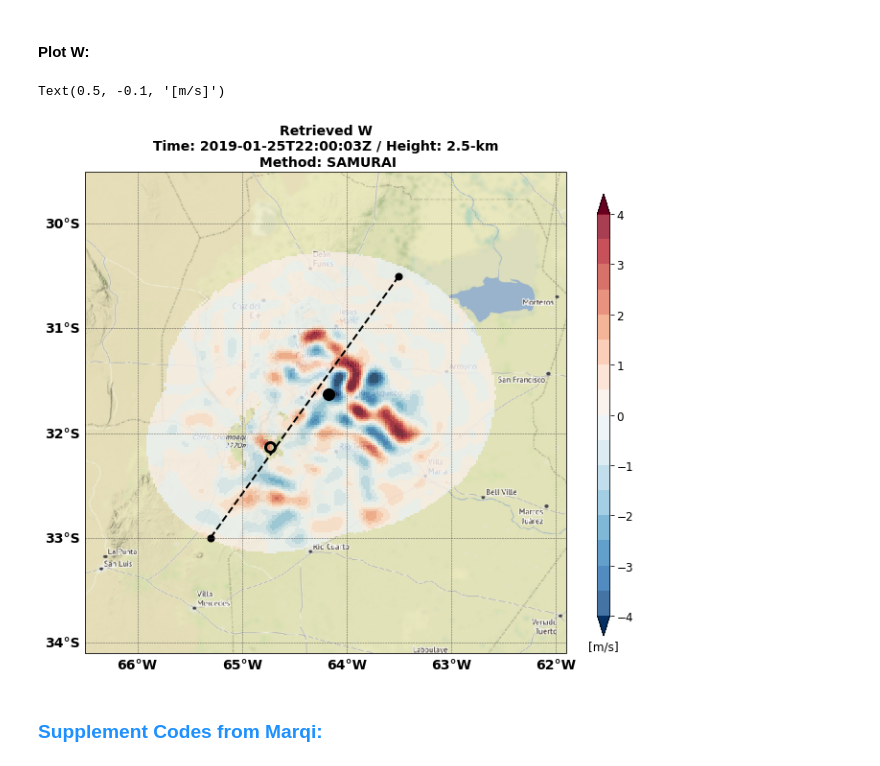
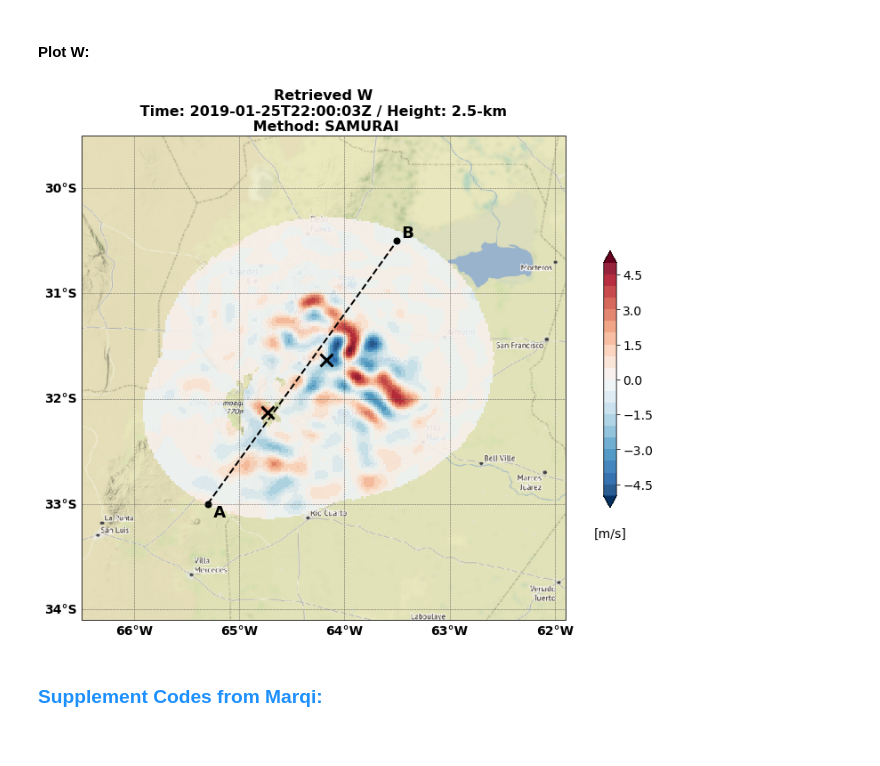
Before and after one commit to yuhungjui/CACTI_Radar_Analysis, a Jupyter notebook: radars_plot_map_test.ipynb, the cells around one changed output. Drawn from its saved outputs; the diff is of its cells as text; code cells hidden in the pictures.

```diff
--- a/radars_plot_map_test.ipynb
+++ b/radars_plot_map_test.ipynb
@@ -65,6 +54,7 @@ data_path_3_dt = '/test_{}'.format(test_time.strftime('%Y%m%d_%H%M%S'))
 data_path_full = data_path_1 \
                + data_path_2_met \
                + data_path_3_dt \
-               + '/output/samurai_XYZ_analysis.nc'
+               + '/output_2ppi/samurai_XYZ_analysis.nc'
+               # + '/output_2ppi_1rhi_2hsrhi/samurai_XYZ_analysis.nc'
 
 ds_radar = xr.open_dataset(data_path_full)
@@ -114,6 +99,9 @@ plot_alt = 2.5 #km
 ## Set the LON/LAT for cross-section Start/End points:
 xsec1_LON = [-65.3, -63.5]
 xsec1_LAT = [-33, -30.5]
+# %%
+xsec_LON = xsec1_LON
+xsec_LAT = xsec1_LAT
 # %% [markdown]
 #### Function: Creating new map:
 # %%
@@ -299,16 +300,16 @@ Text(0.5, -0.1, '[dBZ]')
 #### Plot W:
 # %%
 ## W Colormap settings:
-w_bounds = np.arange(-4, 4.1, 0.5)
+w_bounds = np.arange(-5, 5.1, 0.5)
 w_cmap = cm.get_cmap('RdBu_r', w_bounds.size+1)
 w_norm = mpl.colors.BoundaryNorm(w_bounds, w_cmap.N, extend='both')
 # %%
-fig = plt.figure(figsize=(9,16))
+fig = plt.figure(figsize=(10,10))
 ax1 = new_map(fig)
 # ax1 = plt.axes(projection = ccrs.LambertConformal(central_longitude=-100, central_latitude=40))
 # ax1 = plt.axes(projection = ccrs.PlateCarree())
 
-plotting_var = ds_radar.W.sel(altitude=2.5).data[0]
+plotting_var = ds_radar.W.sel(altitude=plot_alt).data[0]
 plotting_lon = ds_radar.longitude
 plotting_lat = ds_radar.latitude
 
@@ -316,15 +317,15 @@ plotting_lat = ds_radar.latitude
 cf1 = ax1.pcolormesh( plotting_lon, plotting_lat, plotting_var
                     , cmap=w_cmap
                     , norm=w_norm
-                    , alpha=0.8
+                    , alpha=0.9
                     , shading='auto')
 
 
 ## Loc. CSAPR2:
 plt.plot( -64.73, -32.13
         # , color='k'
-        , marker='o'
-        , markersize=10
+        , marker='x'
+        , markersize=14
         , mec='k'
         , mew=3
         , mfc='none'
@@ -336,52 +337,63 @@ plt.plot( -64.73, -32.13
 ## Loc. CHIVO:
 plt.plot( -64.17, -31.63
         # , color='k'
-        , marker='o'
-        , markersize=12
+        , marker='x'
+        , markersize=14
         , mec='k'
-        , mew=1
-        , mfc='k'
+        , mew=3
+        , mfc='none'
         # , markevery=[0,-1]
         # , linewidth=1.0
         # , linestyle='--'
         )
 
-## Plot cross-section lines:
+## Cross-sections:
 plt.plot( xsec1_LON, xsec1_LAT
         , color='k'
         , marker='.'
         , markersize=14
         # , mec='k'
         # , mew=1
         # , mfc='k'
         , markevery=[0,-1]
         , linewidth=2.0
         , linestyle='--'
         )
+plt.text( xsec_LON[0], xsec_LAT[0], ' A '
+        , fontsize=18
+        , fontweight='bold'
+        , va='top'
+        )
+plt.text( xsec_LON[1], xsec_LAT[1], ' B '
+        , fontsize=18
+        , fontweight='bold'
+        , va='bottom'
+        )
 
 cf1_title = plt.title( 'Retrieved W'
                      # + test_time.strftime('%Y-%m-%d T%H:%M:%SZ')
                      + '\n Time: ' + np.datetime_as_string(ds_radar.time.data[0], unit='s') + 'Z'
                      + ' / Height: ' + str(plot_alt) + '-km'
                      + ' \n Method: ' + test_method
-                     ,fontsize=14
+                     ,fontsize=16
                      ,fontweight='bold'
                      )
 
 cbar_ax = fig.add_axes([0.95, 0.3, 0.02, 0.4])
-cbar = fig.colorbar(cf1, cax=cbar_ax, fraction=0.04)
-cbar.ax.tick_params(labelsize=12)
-cbar.ax.set_title('[m/s]', fontsize=12, y=-0.1)
+cbar = fig.colorbar(cf1, fraction=0.04, cax=cbar_ax)
+cbar.ax.tick_params(labelsize=14)
+cbar.ax.set_title('[m/s]', fontsize=14, y=-0.2) #fontweight='bold'
 
 
 ## Save figure:
-
-# plt.savefig('./' + np.datetime_as_string(dbz_lev.Time.data, unit='h') + '_dbz_xline.png',
-#             bbox_inches='tight',
-#             dpi=300)
+plt.savefig( test_time.strftime('%Y%m%d_%H%M%S')
+             # './' + ds_radar.time.data[0].astype('datetime64[s]').item().strftime('%Y%m%d_%H%M%S')
+           + '_map_W_xline.png'
+           , bbox_inches='tight'
+           , dpi=300
+           )
 # %% [output]
-Text(0.5, -0.1, '[m/s]')
-[figure, old version]
+[figure, new version]
 # %% [markdown]
 ### <font color='dodgerblue'>**Supplement Codes from Marqi:**</font>
 # %%
```
Also changed, not shown: parts of 9 cells of this notebook, 6 other files.
